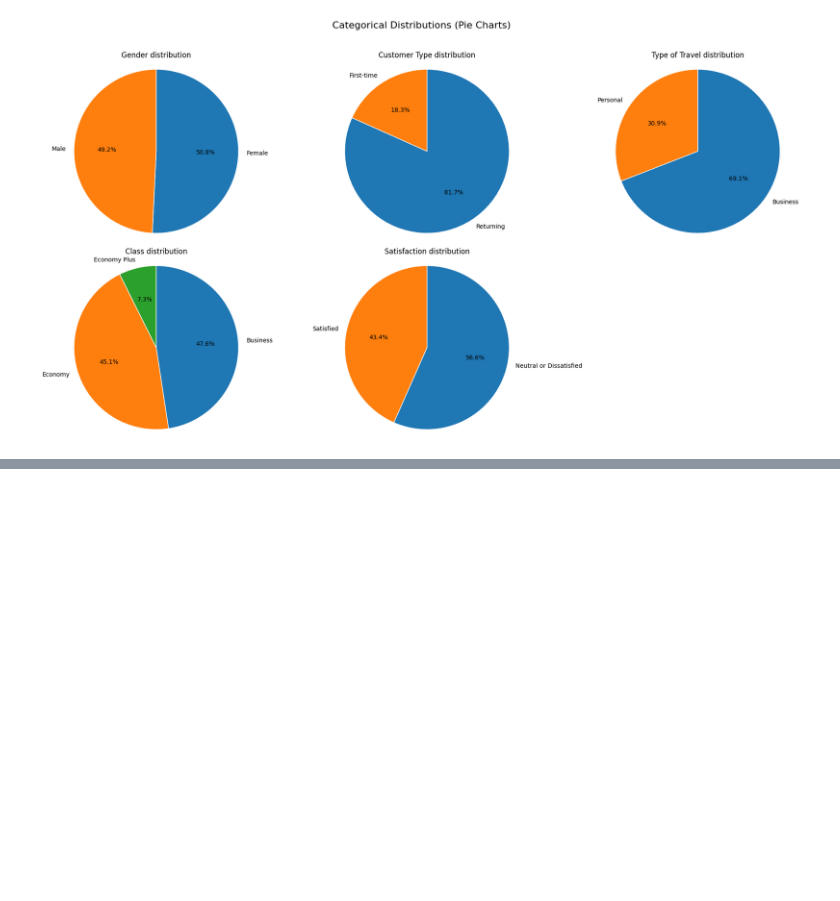
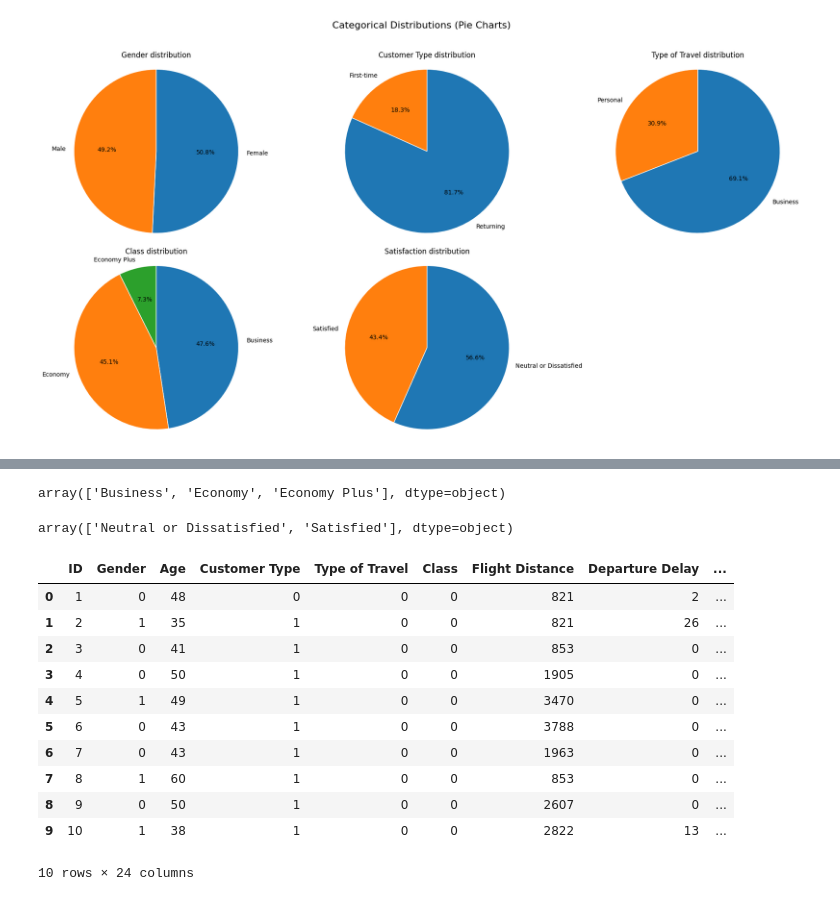
Before and after one commit to zerinaibrulj/machine-learning, a Jupyter notebook: ML/Tasks/Airline.ipynb, the cells around one changed output, grey strips where cells are left out. Drawn from its saved outputs; the diff is of its cells as text; code cells hidden in the pictures; blank space fills up the shorter version.

```diff
--- a/ML/Tasks/Airline.ipynb
+++ b/ML/Tasks/Airline.ipynb
@@ -566,0 +591,4 @@ if missing_categorical:
+# %%
+df["Class"].unique()
+# %% [output]
+array(['Business', 'Economy', 'Economy Plus'], dtype=object)
@@ -566,0 +597,4 @@ if missing_categorical:
+# %%
+df["Satisfaction"].unique()
+# %% [output]
+array(['Neutral or Dissatisfied', 'Satisfied'], dtype=object)
@@ -566,0 +603,15 @@ if missing_categorical:
+# %%
+df.head(10)
+# %% [output]
+|  | ID | Gender | Age | Customer Type | Type of Travel | Class | Flight Distance | Departure Delay | ... |
+| 0 | 1 | 0 | 48 | 0 | 0 | 0 | 821 | 2 | ... |
+| 1 | 2 | 1 | 35 | 1 | 0 | 0 | 821 | 26 | ... |
+| 2 | 3 | 0 | 41 | 1 | 0 | 0 | 853 | 0 | ... |
+| 3 | 4 | 0 | 50 | 1 | 0 | 0 | 1905 | 0 | ... |
+| 4 | 5 | 1 | 49 | 1 | 0 | 0 | 3470 | 0 | ... |
+| 5 | 6 | 0 | 43 | 1 | 0 | 0 | 3788 | 0 | ... |
+| 6 | 7 | 0 | 43 | 1 | 0 | 0 | 1963 | 0 | ... |
+| 7 | 8 | 1 | 60 | 1 | 0 | 0 | 853 | 0 | ... |
+| 8 | 9 | 0 | 50 | 1 | 0 | 0 | 2607 | 0 | ... |
+| 9 | 10 | 1 | 38 | 1 | 0 | 0 | 2822 | 13 | ... |
+10 rows × 24 columns
```
Also changed, not shown: parts of 12 cells of this notebook.
